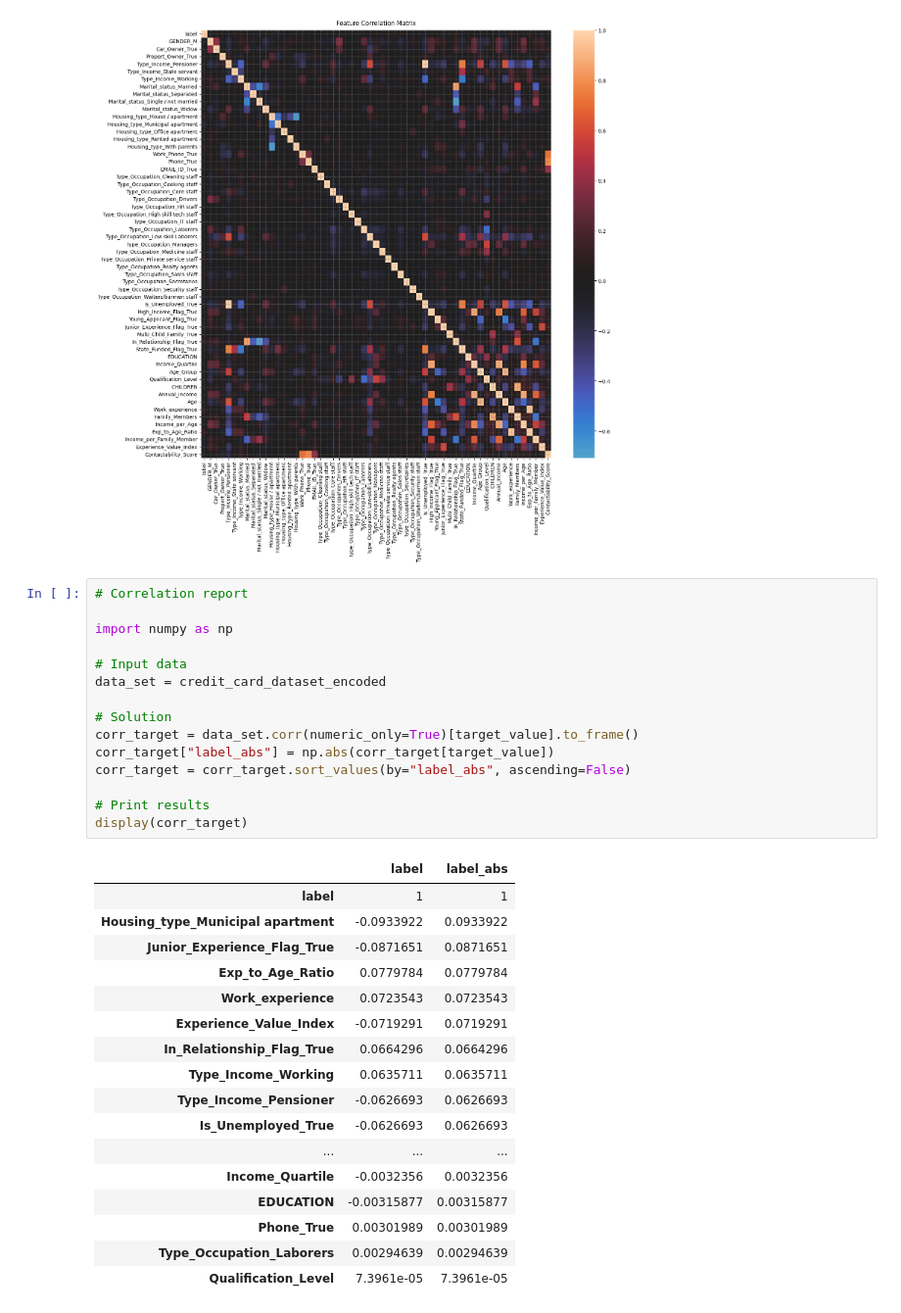
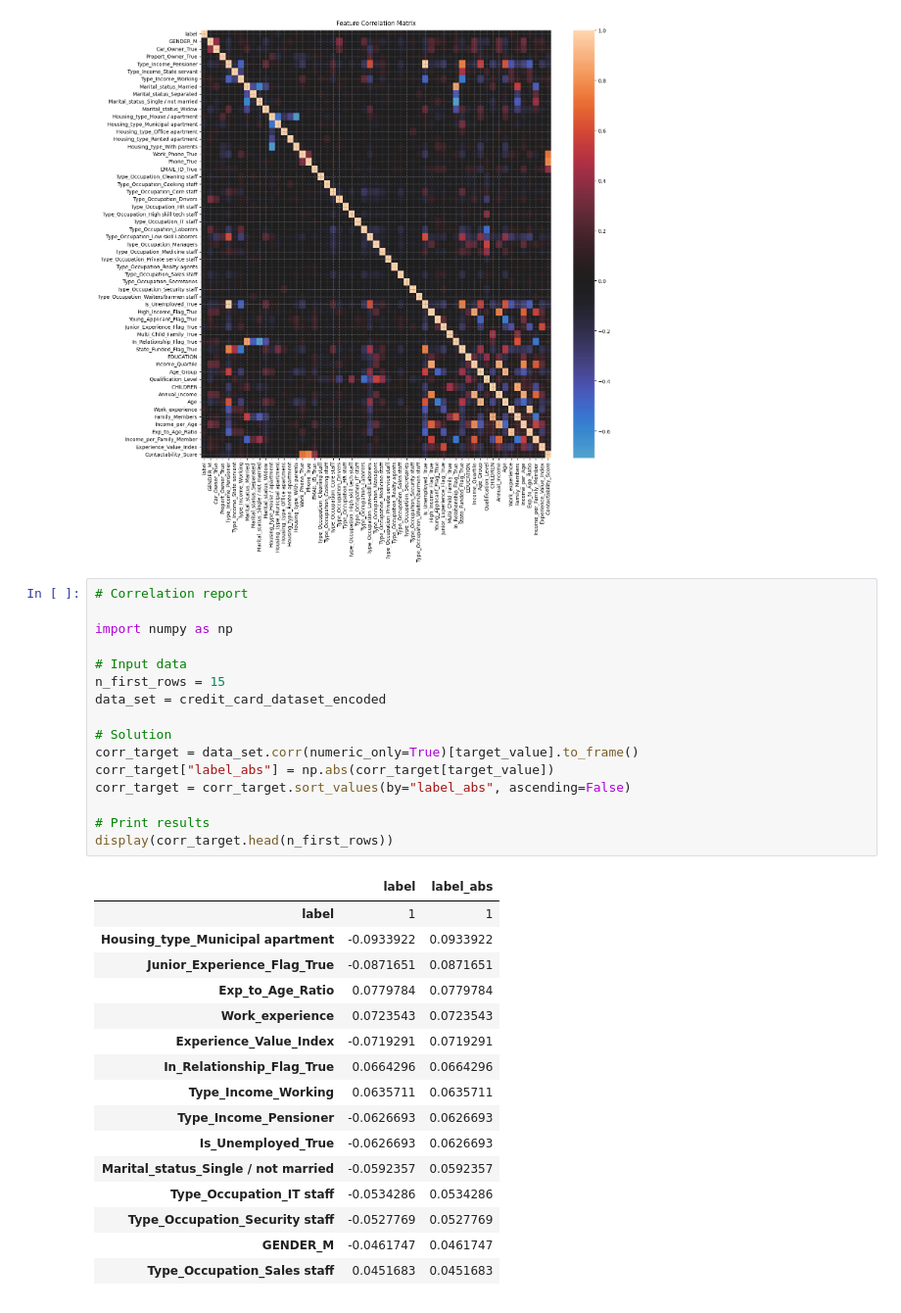
Before and after one commit to BogdanPinchuk/DataScience-PBY_HW20_Course_Project, a Jupyter notebook: Bohdan_Pinchuk_DS_HW20.ipynb, the cells around one changed output. Shown at 98% size. Drawn from its saved outputs; the diff is of its cells as text.

```diff
--- a/Bohdan_Pinchuk_DS_HW20.ipynb
+++ b/Bohdan_Pinchuk_DS_HW20.ipynb
@@ -1683,33 +1791,33 @@ plt.show()
 # %%
 # Correlation report
 
 import numpy as np
 
 # Input data
+n_first_rows = 15
 data_set = credit_card_dataset_encoded
 
 # Solution
 corr_target = data_set.corr(numeric_only=True)[target_value].to_frame()
 corr_target["label_abs"] = np.abs(corr_target[target_value])
 corr_target = corr_target.sort_values(by="label_abs", ascending=False)
 
 # Print results
-display(corr_target)
+display(corr_target.head(n_first_rows))
 # %% [output]
 |  | label | label_abs |
 | label | 1 | 1 |
 | Housing_type_Municipal apartment | -0.0933922 | 0.0933922 |
 | Junior_Experience_Flag_True | -0.0871651 | 0.0871651 |
 | Exp_to_Age_Ratio | 0.0779784 | 0.0779784 |
 | Work_experience | 0.0723543 | 0.0723543 |
 | Experience_Value_Index | -0.0719291 | 0.0719291 |
 | In_Relationship_Flag_True | 0.0664296 | 0.0664296 |
 | Type_Income_Working | 0.0635711 | 0.0635711 |
 | Type_Income_Pensioner | -0.0626693 | 0.0626693 |
 | Is_Unemployed_True | -0.0626693 | 0.0626693 |
-| ... | ... | ... |
-| Income_Quartile | -0.0032356 | 0.0032356 |
-| EDUCATION | -0.00315877 | 0.00315877 |
-| Phone_True | 0.00301989 | 0.00301989 |
-| Type_Occupation_Laborers | 0.00294639 | 0.00294639 |
-| Qualification_Level | 7.3961e-05 | 7.3961e-05 |
+| Marital_status_Single / not married | -0.0592357 | 0.0592357 |
+| Type_Occupation_IT staff | -0.0534286 | 0.0534286 |
+| Type_Occupation_Security staff | -0.0527769 | 0.0527769 |
+| GENDER_M | -0.0461747 | 0.0461747 |
+| Type_Occupation_Sales staff | 0.0451683 | 0.0451683 |
```
Also changed, not shown: parts of 5 cells of this notebook.
